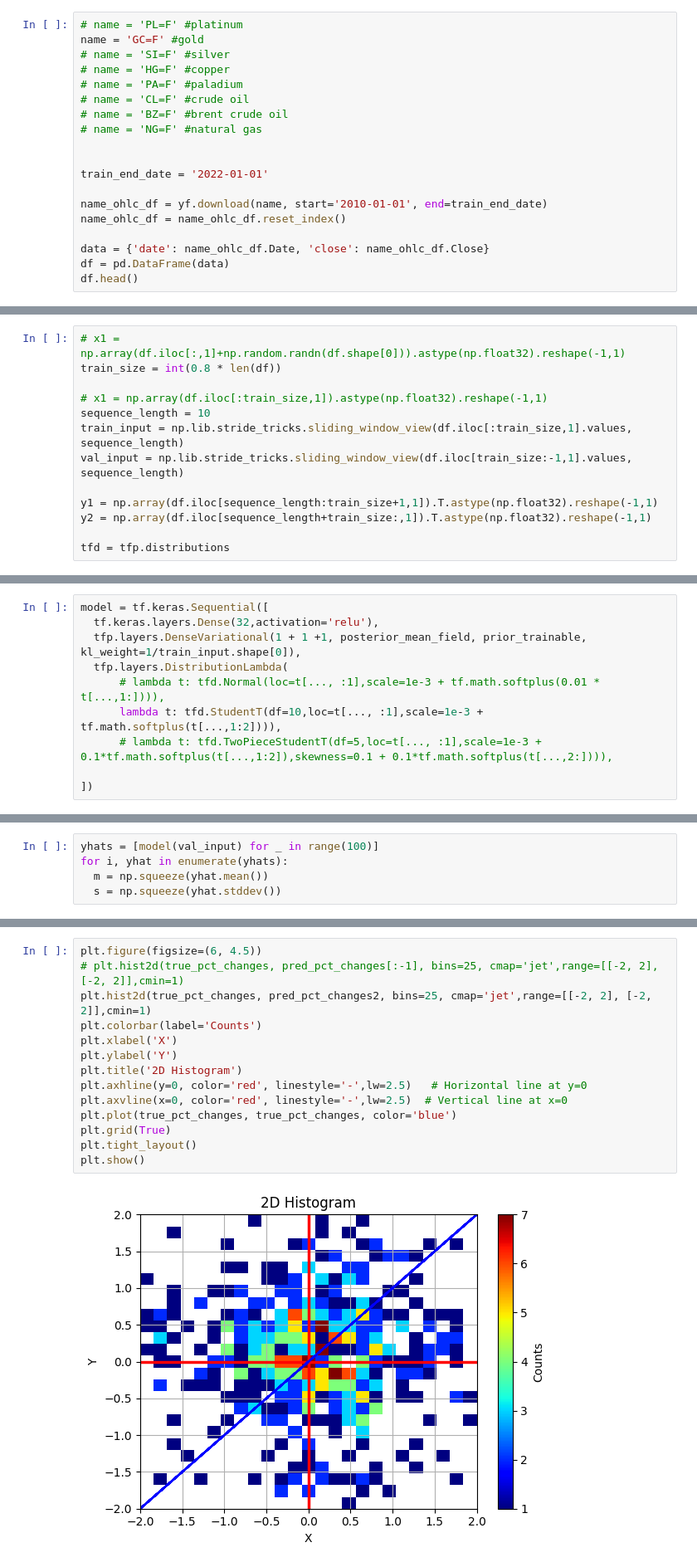
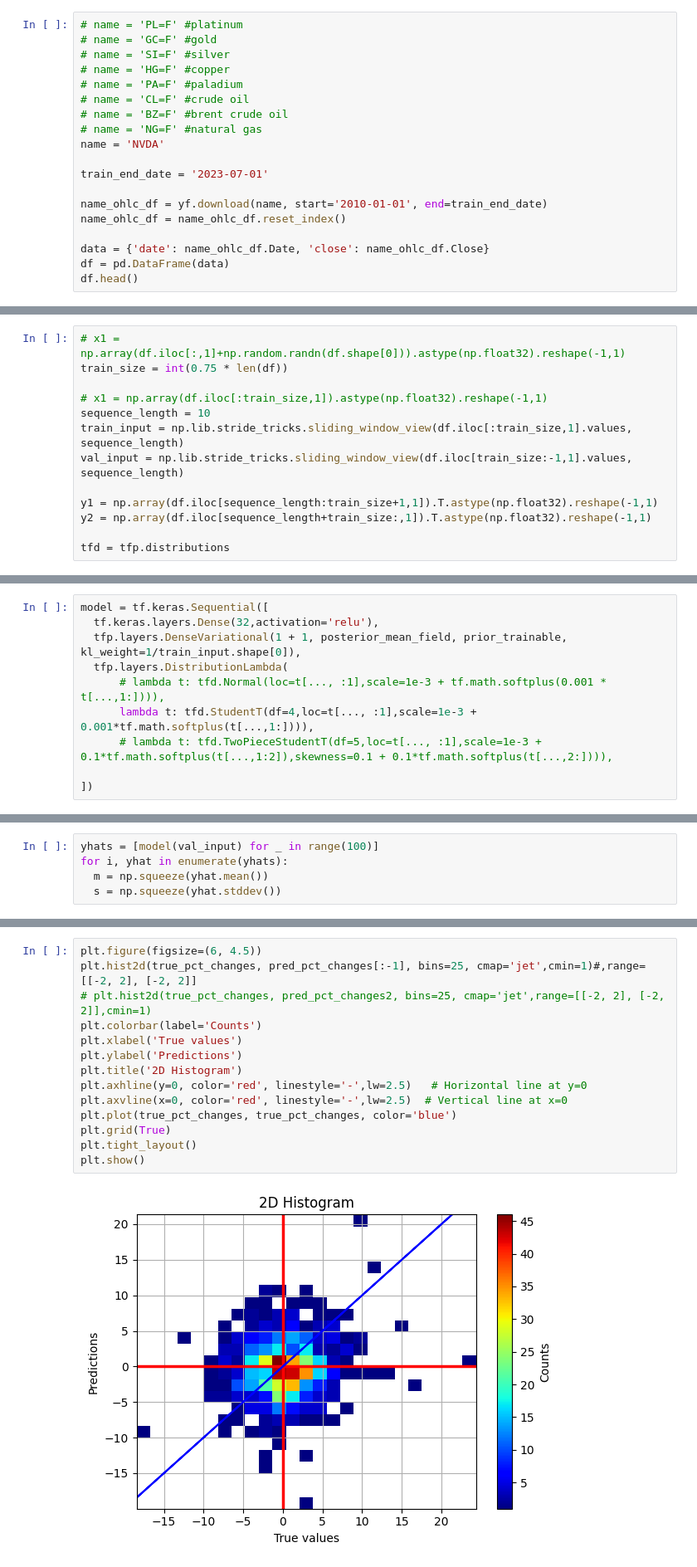
Before and after one commit to SMARTHEP/Secondment-Lightbox, a Jupyter notebook: notebooks/bayes-lstm2.ipynb, the cells around one changed output, grey strips where cells are left out. Shown at 83% size. Saved outputs shown, nothing was run; the diff lists cells and outputs as text.

```diff
--- a/notebooks/bayes-lstm2.ipynb
+++ b/notebooks/bayes-lstm2.ipynb
@@ -11,16 +11,16 @@ import tensorflow as tf
 import tensorflow_probability as tfp
 # %%
 # name = 'PL=F' #platinum
-name = 'GC=F' #gold
+# name = 'GC=F' #gold
 # name = 'SI=F' #silver
 # name = 'HG=F' #copper
 # name = 'PA=F' #paladium
 # name = 'CL=F' #crude oil
 # name = 'BZ=F' #brent crude oil
 # name = 'NG=F' #natural gas
+name = 'NVDA'
 
-
-train_end_date = '2022-01-01'
+train_end_date = '2023-07-01'
 
 name_ohlc_df = yf.download(name, start='2010-01-01', end=train_end_date)
 name_ohlc_df = name_ohlc_df.reset_index()
@@ -51,6 +51,6 @@ plt.show()
 # %%
 # x1 = np.array(df.iloc[:,1]+np.random.randn(df.shape[0])).astype(np.float32).reshape(-1,1)
-train_size = int(0.8 * len(df))
+train_size = int(0.75 * len(df))
 
 # x1 = np.array(df.iloc[:train_size,1]).astype(np.float32).reshape(-1,1)
 sequence_length = 10
@@ -105,10 +105,10 @@ def prior_trainable(kernel_size, bias_size=0, dtype=None):
 # %%
 model = tf.keras.Sequential([
   tf.keras.layers.Dense(32,activation='relu'),
-  tfp.layers.DenseVariational(1 + 1 +1, posterior_mean_field, prior_trainable, kl_weight=1/train_input.shape[0]),
+  tfp.layers.DenseVariational(1 + 1, posterior_mean_field, prior_trainable, kl_weight=1/train_input.shape[0]),
   tfp.layers.DistributionLambda(
-      # lambda t: tfd.Normal(loc=t[..., :1],scale=1e-3 + tf.math.softplus(0.01 * t[...,1:]))),
-      lambda t: tfd.StudentT(df=10,loc=t[..., :1],scale=1e-3 + tf.math.softplus(t[...,1:2]))),
+      # lambda t: tfd.Normal(loc=t[..., :1],scale=1e-3 + tf.math.softplus(0.001 * t[...,1:]))),
+      lambda t: tfd.StudentT(df=4,loc=t[..., :1],scale=1e-3 + 0.001*tf.math.softplus(t[...,1:]))),
       # lambda t: tfd.TwoPieceStudentT(df=5,loc=t[..., :1],scale=1e-3 + 0.1*tf.math.softplus(t[...,1:2]),skewness=0.1 + 0.1*tf.math.softplus(t[...,2:]))),
 
 ])
@@ -295,19 +284,19 @@ plt.show()
 # %%
 plt.figure(figsize=(6, 4.5))
-# plt.hist2d(true_pct_changes, pred_pct_changes[:-1], bins=25, cmap='jet',range=[[-2, 2], [-2, 2]],cmin=1)
-plt.hist2d(true_pct_changes, pred_pct_changes2, bins=25, cmap='jet',range=[[-2, 2], [-2, 2]],cmin=1)
+plt.hist2d(true_pct_changes, pred_pct_changes[:-1], bins=25, cmap='jet',cmin=1)#,range=[[-2, 2], [-2, 2]]
+# plt.hist2d(true_pct_changes, pred_pct_changes2, bins=25, cmap='jet',range=[[-2, 2], [-2, 2]],cmin=1)
 plt.colorbar(label='Counts')
-plt.xlabel('X')
-plt.ylabel('Y')
+plt.xlabel('True values')
+plt.ylabel('Predictions')
 plt.title('2D Histogram')
 plt.axhline(y=0, color='red', linestyle='-',lw=2.5)   # Horizontal line at y=0
 plt.axvline(x=0, color='red', linestyle='-',lw=2.5)  # Vertical line at x=0
 plt.plot(true_pct_changes, true_pct_changes, color='blue')
 plt.grid(True)
 plt.tight_layout()
 plt.show()
 # %% [output]
-[figure, old version]
+[figure, new version]
 # %%
 from sklearn.metrics import confusion_matrix
 conf_matrix = confusion_matrix(np.sign(true_pct_changes), np.sign(pred_pct_changes[:-1]), labels=[1, -1])
```
Also changed, not shown: parts of 17 cells of this notebook, 24 other files.
